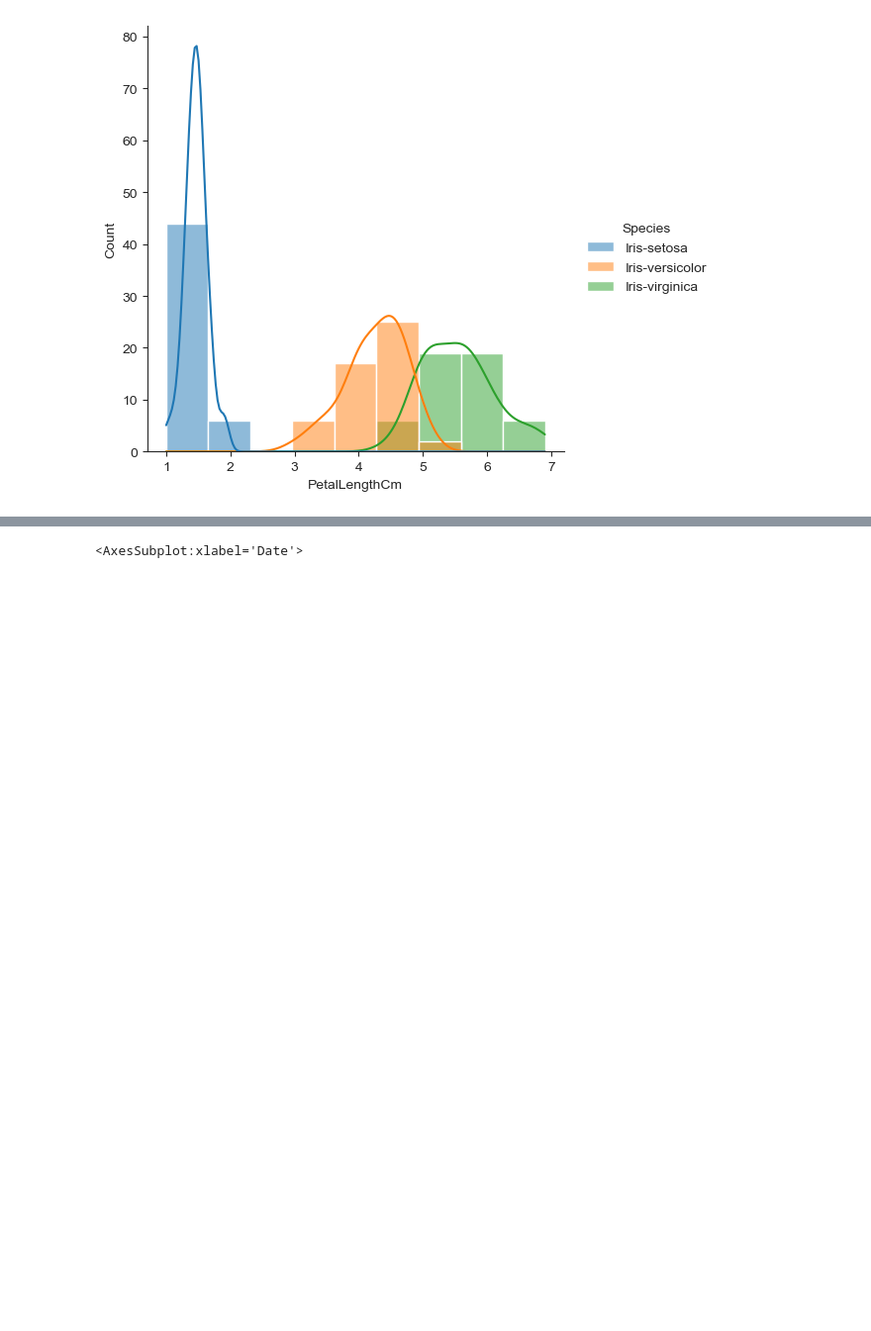
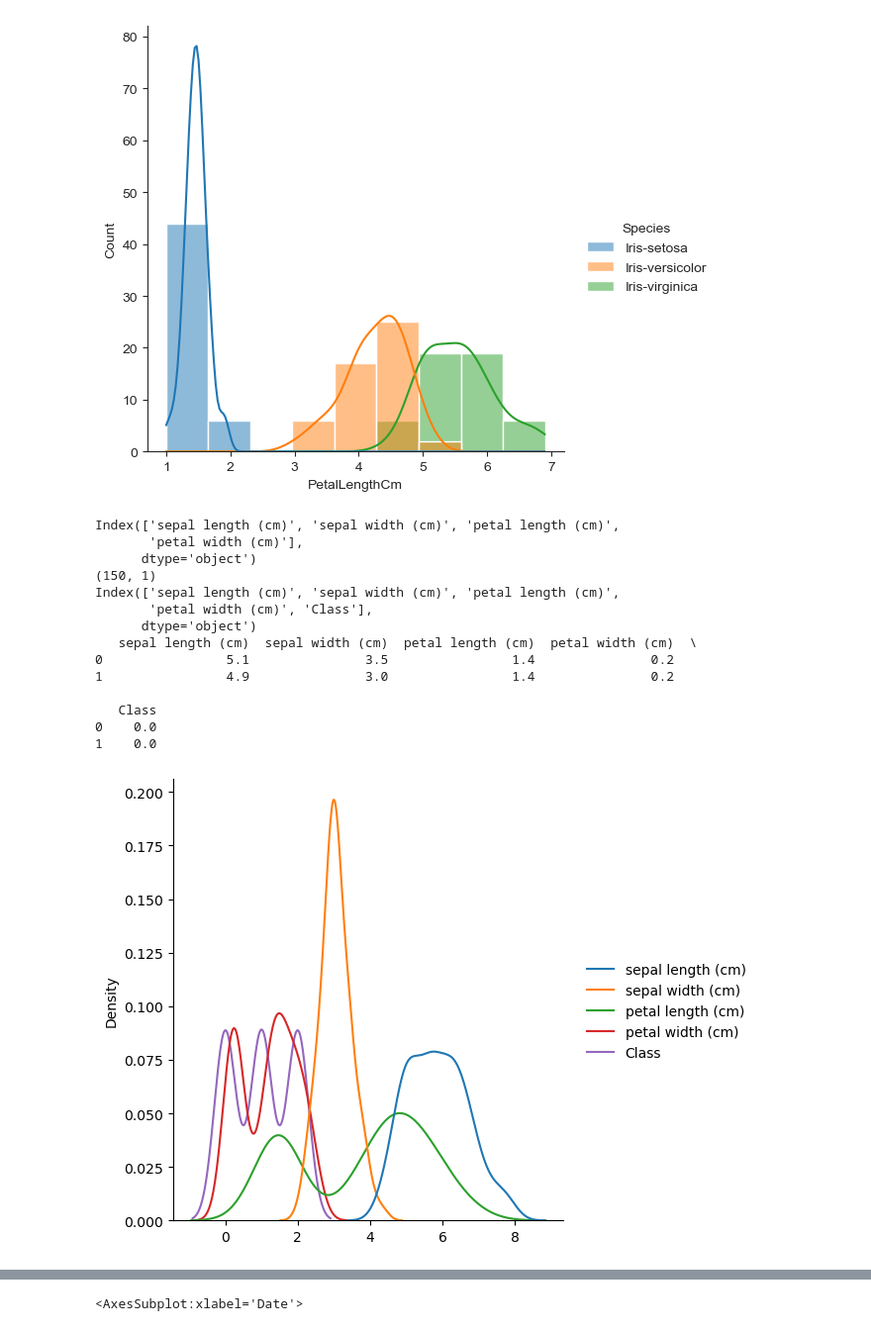
Before and after one commit to BhavanaMP/Data-Science, a Jupyter notebook: Code/7. Data Visualization basics - Seaborn.ipynb, the cells around one changed output, grey strips where cells are left out. Shown at 99% size. Cells and saved outputs as stored; diff of their text form; code cells hidden in the pictures; blank space fills up the shorter version.

```diff
--- a/Code/7. Data Visualization basics - Seaborn.ipynb
+++ b/Code/7. Data Visualization basics - Seaborn.ipynb
@@ -392,3 +393,42 @@ sns.displot(data=iris_data, x="PetalLengthCm", kde=True, hue="Species")
 # %% [output]
 <seaborn.axisgrid.FacetGrid at 0x...>
 [figure]
+# %%
+from sklearn.datasets import load_iris
+import pandas as pd
+import numpy as np
+import seaborn as sns
+import matplotlib.pyplot as plt
+
+X, y = load_iris(return_X_y=True, as_frame=True)
+print(X.columns)
+Y = pd.DataFrame(y.values[:, np.newaxis]) #adding axis to series object.(150,) to (150, 1)
+print(Y.shape)
+stacked_data = pd.DataFrame(np.hstack((X, Y)), columns=X.columns.tolist() + ['Class'] )
+print(stacked_data.columns)
+print(stacked_data.head(2))
+sns.displot(stacked_data, kind='kde')
+sns.displot(y, kind='hist')
+sns.pairplot(stacked_data, hue = 'Class', diag_kind='hist')
+plt.title("Distributions of all the variables")
+plt.show()
+cov = stacked_data.cov()
+sns.heatmap(cov, annot=True, cbar=True)
+plt.title("Covariance")
+plt.show()
+# %% [output]
+Index(['sepal length (cm)', 'sepal width (cm)', 'petal length (cm)',
+       'petal width (cm)'],
+      dtype='object')
+(150, 1)
+Index(['sepal length (cm)', 'sepal width (cm)', 'petal length (cm)',
+       'petal width (cm)', 'Class'],
+      dtype='object')
+   sepal length (cm)  sepal width (cm)  petal length (cm)  petal width (cm)  \
+0                5.1               3.5                1.4               0.2
+1                4.9               3.0                1.4               0.2
+
+   Class
+0    0.0
+1    0.0
+[figure, added]
```
Also changed, not shown: parts of 9 cells of this notebook, 1 other file.
